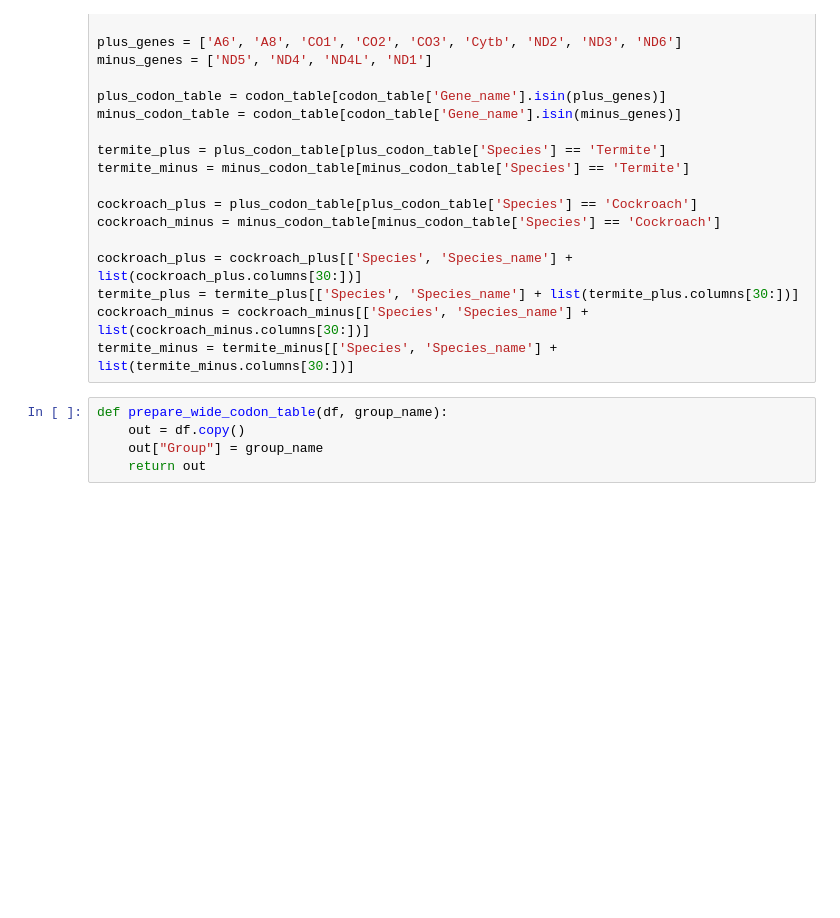
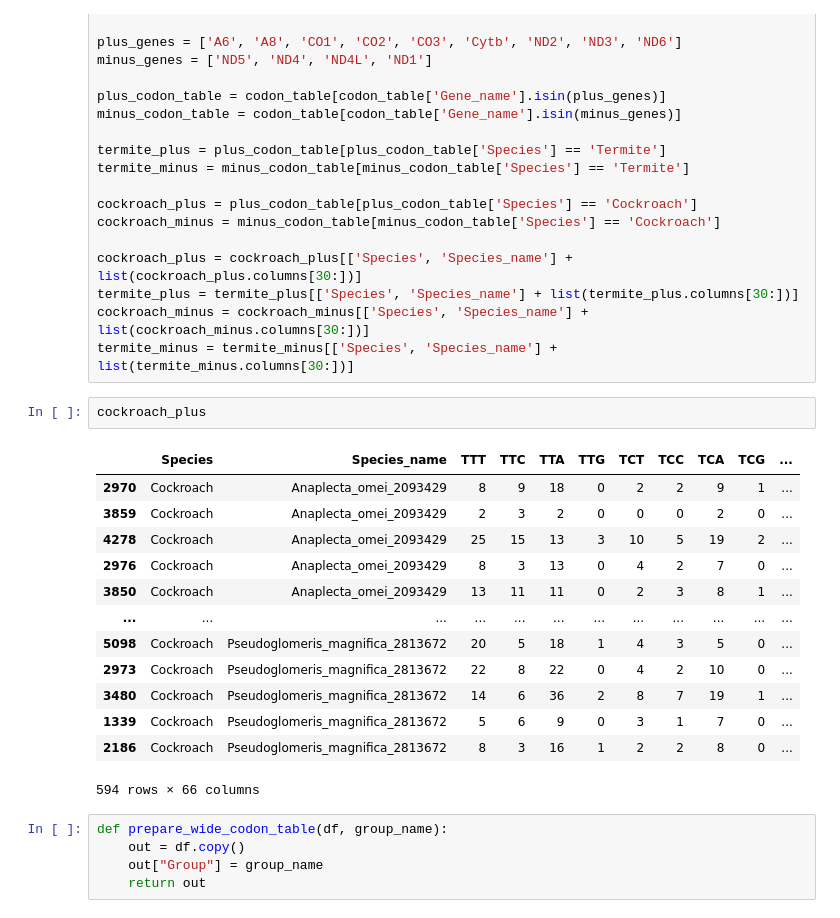
Before and after one commit to mitoclub/mutspec_insecta_paper, a Jupyter notebook: cod/codon_usage.ipynb, the cells around one changed output. Saved outputs shown, nothing was run; the diff lists cells and outputs as text; blank space fills up the shorter version.

```diff
--- a/cod/codon_usage.ipynb
+++ b/cod/codon_usage.ipynb
@@ -1721,6 +1721,22 @@ cockroach_plus = cockroach_plus[['Species', 'Species_name'] + list(cockroach_plu
 termite_plus = termite_plus[['Species', 'Species_name'] + list(termite_plus.columns[30:])]
 cockroach_minus = cockroach_minus[['Species', 'Species_name'] + list(cockroach_minus.columns[30:])]
 termite_minus = termite_minus[['Species', 'Species_name'] + list(termite_minus.columns[30:])]
+# %%
+cockroach_plus
+# %% [output]
+|  | Species | Species_name | TTT | TTC | TTA | TTG | TCT | TCC | TCA | TCG | ... |
+| 2970 | Cockroach | Anaplecta_omei_2093429 | 8 | 9 | 18 | 0 | 2 | 2 | 9 | 1 | ... |
+| 3859 | Cockroach | Anaplecta_omei_2093429 | 2 | 3 | 2 | 0 | 0 | 0 | 2 | 0 | ... |
+| 4278 | Cockroach | Anaplecta_omei_2093429 | 25 | 15 | 13 | 3 | 10 | 5 | 19 | 2 | ... |
+| 2976 | Cockroach | Anaplecta_omei_2093429 | 8 | 3 | 13 | 0 | 4 | 2 | 7 | 0 | ... |
+| 3850 | Cockroach | Anaplecta_omei_2093429 | 13 | 11 | 11 | 0 | 2 | 3 | 8 | 1 | ... |
+| ... | ... | ... | ... | ... | ... | ... | ... | ... | ... | ... | ... |
+| 5098 | Cockroach | Pseudoglomeris_magnifica_2813672 | 20 | 5 | 18 | 1 | 4 | 3 | 5 | 0 | ... |
+| 2973 | Cockroach | Pseudoglomeris_magnifica_2813672 | 22 | 8 | 22 | 0 | 4 | 2 | 10 | 0 | ... |
+| 3480 | Cockroach | Pseudoglomeris_magnifica_2813672 | 14 | 6 | 36 | 2 | 8 | 7 | 19 | 1 | ... |
+| 1339 | Cockroach | Pseudoglomeris_magnifica_2813672 | 5 | 6 | 9 | 0 | 3 | 1 | 7 | 0 | ... |
+| 2186 | Cockroach | Pseudoglomeris_magnifica_2813672 | 8 | 3 | 16 | 1 | 2 | 2 | 8 | 0 | ... |
+594 rows × 66 columns
 # %%
 def prepare_wide_codon_table(df, group_name):
     out = df.copy()
```
Also changed, not shown: parts of 15 cells of this notebook, 2 other files.
